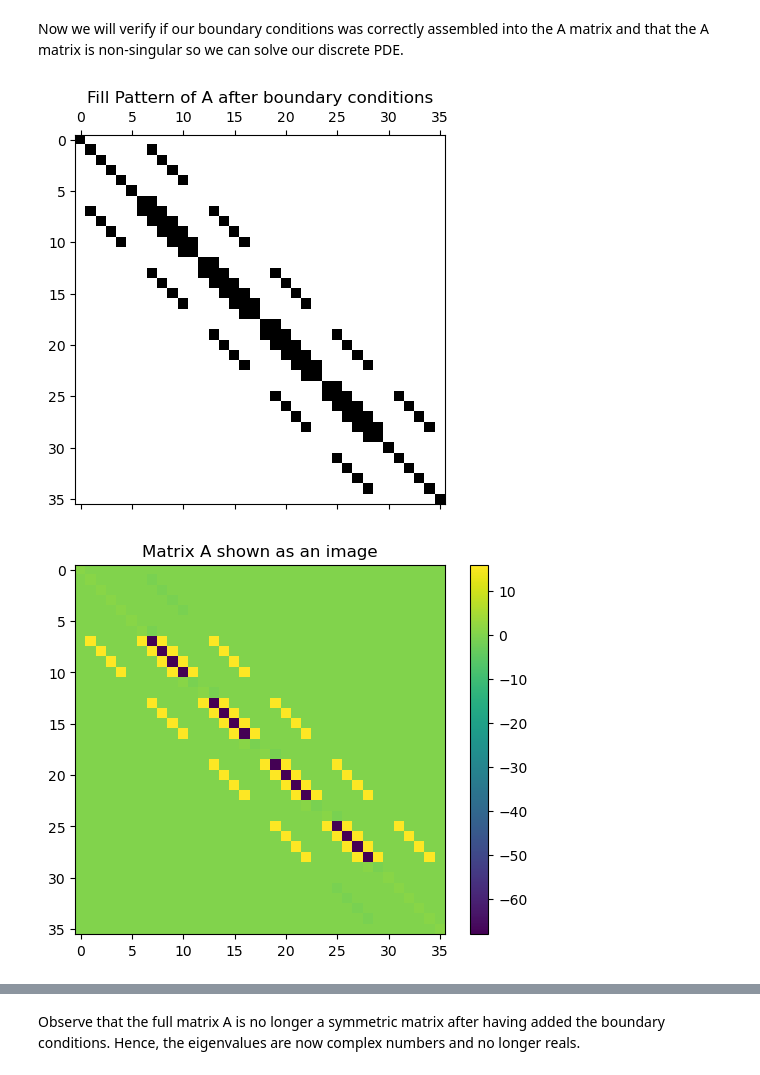
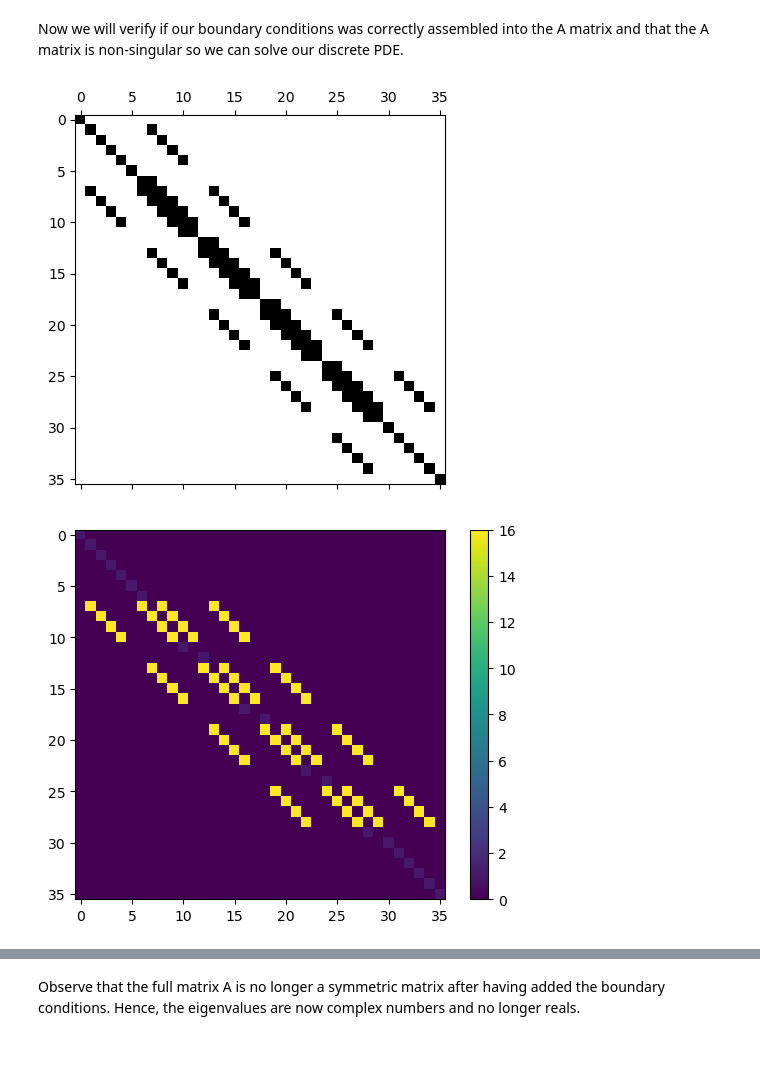
Before and after one commit to XaveryXavier/sim, a Jupyter notebook: week1.ipynb, the cells around one changed output, grey strips where cells are left out. Saved outputs shown, nothing was run; the diff lists cells and outputs as text; code cells hidden in the pictures.

```diff
--- a/week1.ipynb
+++ b/week1.ipynb
@@ -267,20 +267,20 @@ Now we will verify if our boundary conditions was correctly assembled into the A
 # %%
 fig = plt.figure()
 ax = plt.subplot(111)
 plt.spy(A)
-ax.set_title("Fill Pattern of A after boundary conditions")
+# ax.set_title("Fill Pattern of A after boundary conditions")
 plt.show()
 
 
 fig = plt.figure()
 ax = plt.subplot(111)
-plt.imshow(A)
-ax.set_title("Matrix A shown as an image")
+plt.imshow(A, cmap='viridis', interpolation='nearest', norm=plt.matplotlib.colors.Normalize(vmin=0, vmax=A.max()))
+# ax.set_title("Matrix A shown as an image")
 plt.colorbar()
 plt.show()
 # %% [output]
-[figure, old version]
+[figure, new version]
-[figure, old version]
+[figure, new version]
 # %%
 d,_ = np.linalg.eig(A)
 
```
Also changed, not shown: parts of 5 cells of this notebook, 8 other files.
